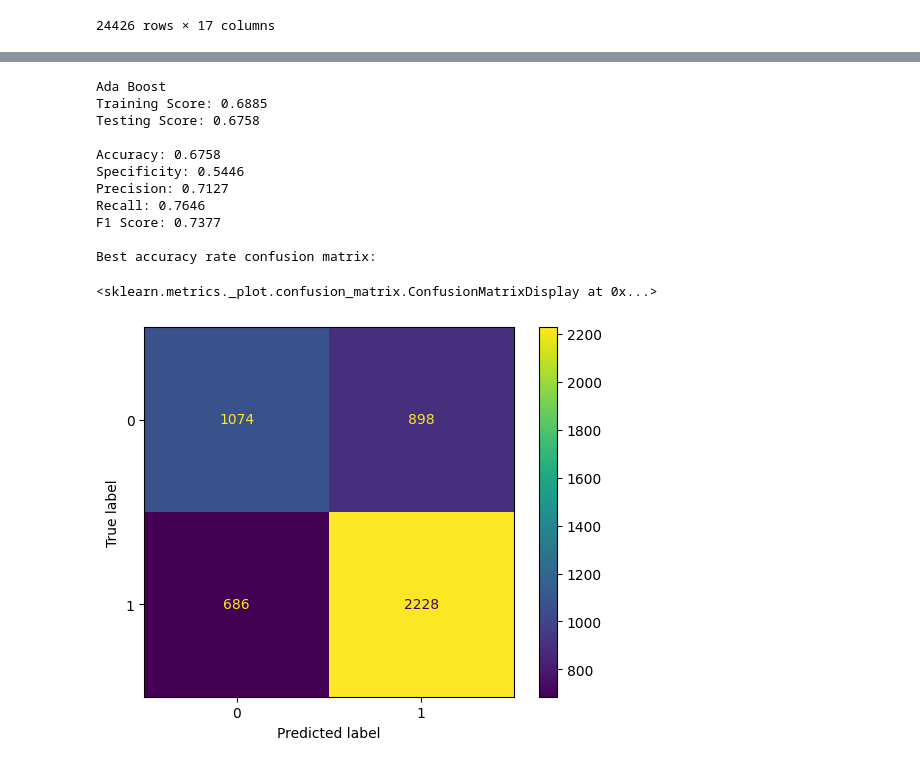
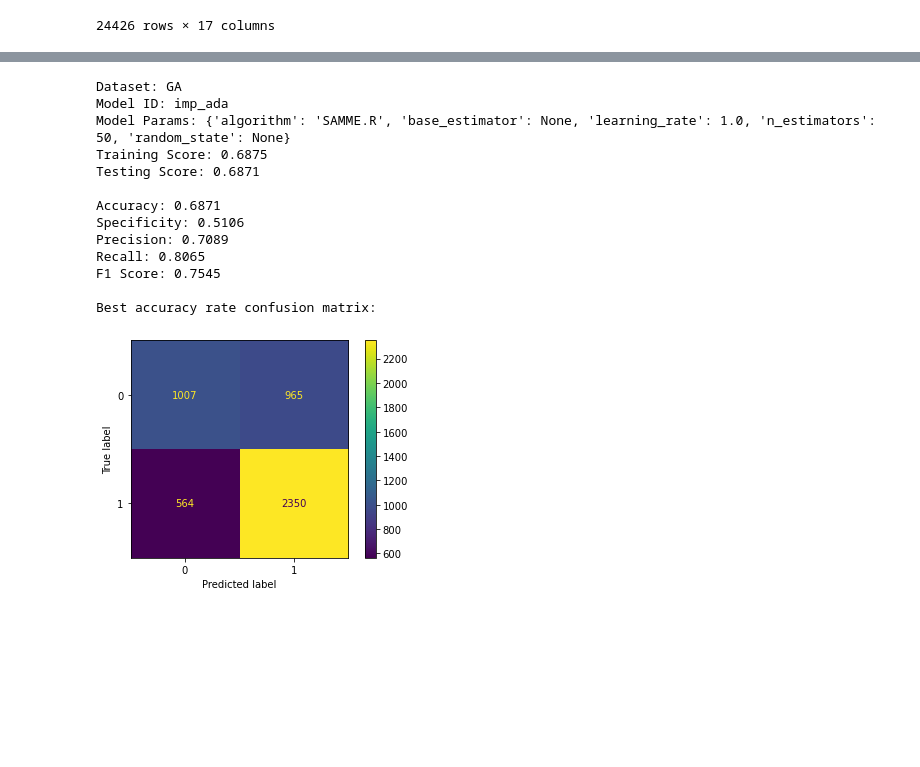
Before and after one commit to ga-dsi-822-group4/recidivism, a Jupyter notebook: notebooks/03a_experiments.ipynb, the cells around one changed output, grey strips where cells are left out. Cells and saved outputs as stored; diff of their text form; code cells hidden in the pictures; blank space fills up the shorter version.

```diff
--- a/notebooks/03a_experiments.ipynb
+++ b/notebooks/03a_experiments.ipynb
@@ -452,21 +354,22 @@ Best accuracy rate confusion matrix:
 # %%
-ada = AdaBoostClassifier(random_state=42)
+ada = AdaBoostClassifier()
 
-model_trials(ada, 'Ada Boost')
+model_trials('GA', X, y, ada, 'imp_ada');
 # %% [output]
-Ada Boost
-Training Score: 0.6885
-Testing Score: 0.6758
+Dataset: GA
+Model ID: imp_ada
+Model Params: {'algorithm': 'SAMME.R', 'base_estimator': None, 'learning_rate': 1.0, 'n_estimators': 50, 'random_state': None}
+Training Score: 0.6875
+Testing Score: 0.6871
 
-Accuracy: 0.6758
-Specificity: 0.5446
-Precision: 0.7127
-Recall: 0.7646
-F1 Score: 0.7377
+Accuracy: 0.6871
+Specificity: 0.5106
+Precision: 0.7089
+Recall: 0.8065
+F1 Score: 0.7545
 
 Best accuracy rate confusion matrix:
-<sklearn.metrics._plot.confusion_matrix.ConfusionMatrixDisplay at 0x...>
-[figure, old version]
+[figure, new version]
 # %%
 mnb = MultinomialNB()
 
```
Also changed, not shown: parts of 24 cells of this notebook, 1 other file.
